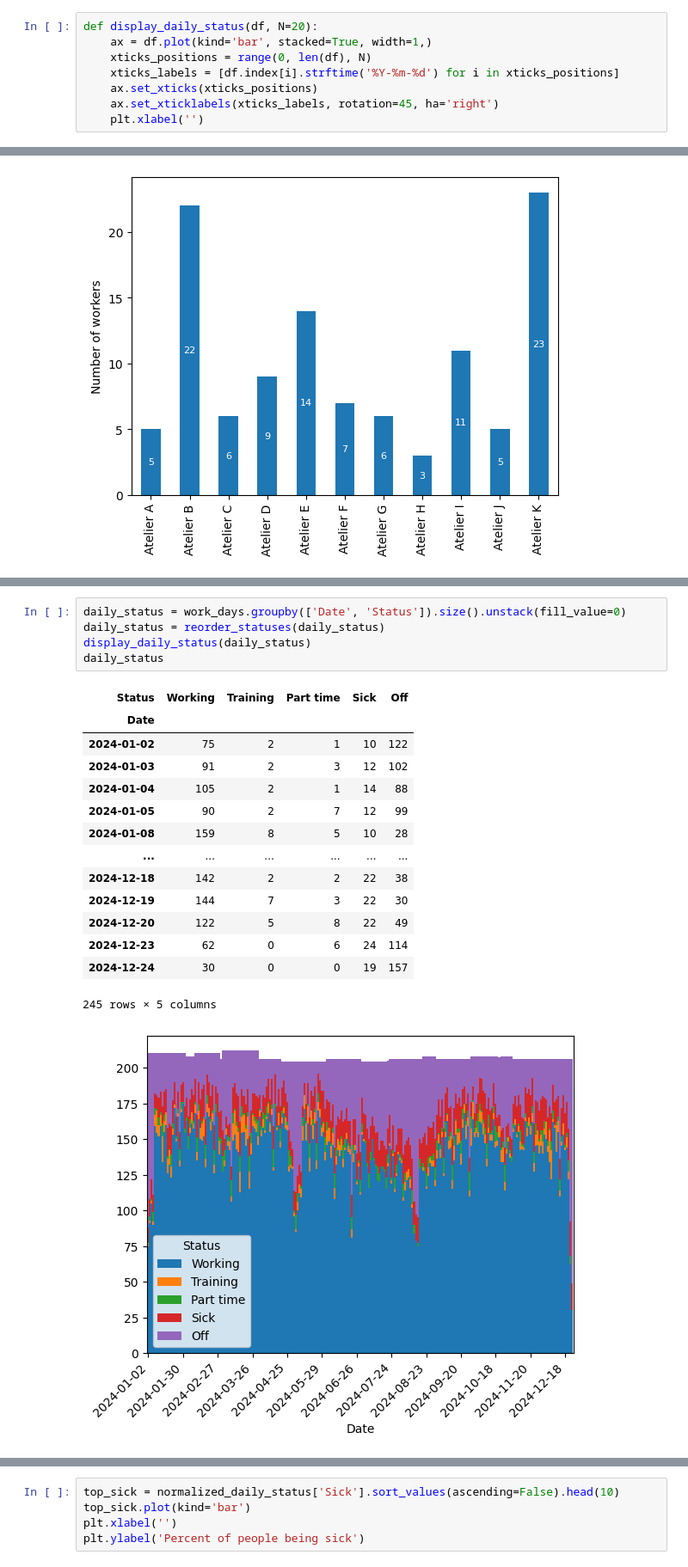
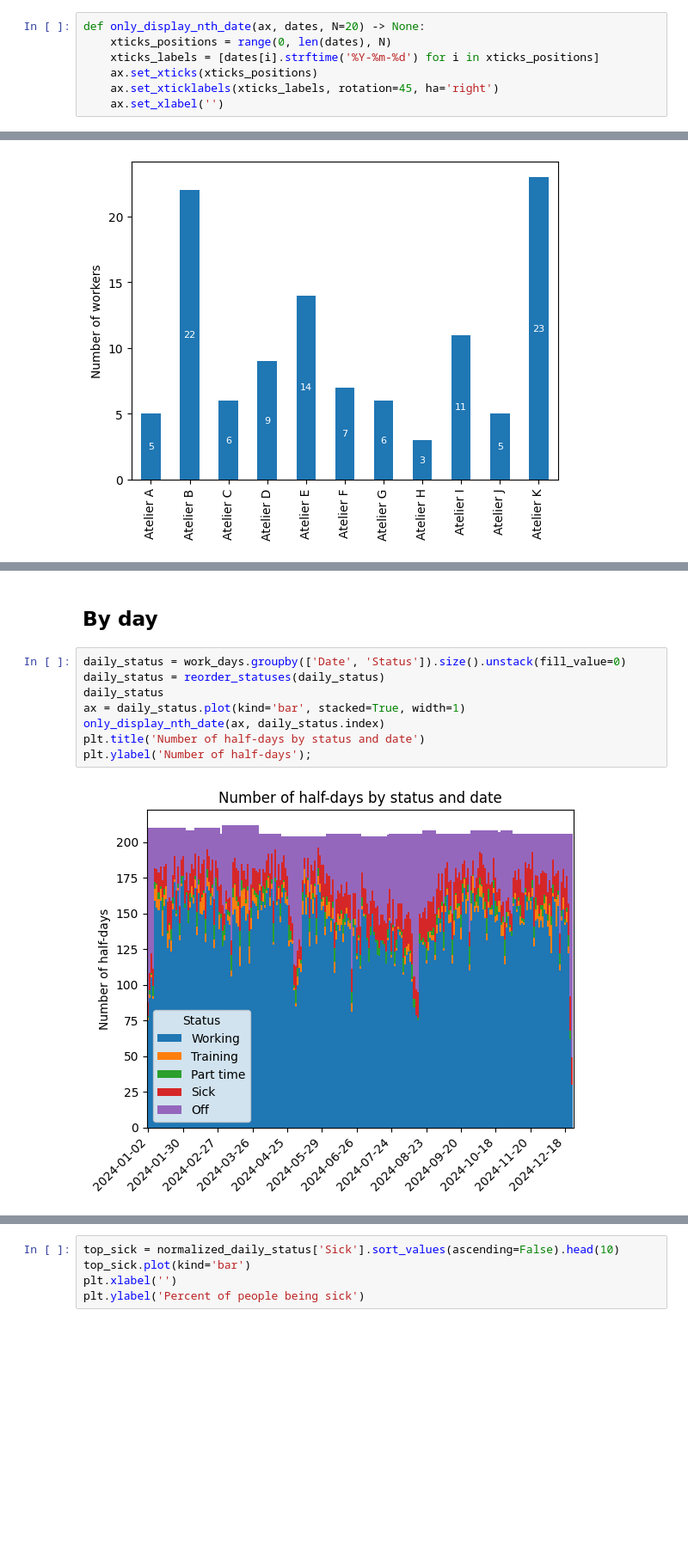
Before and after one commit to Fnor-BE/on-duty-2024, a Jupyter notebook: on-duty.ipynb, the cells around one changed output, grey strips where cells are left out. Shown at 86% size. Cells and saved outputs as stored; diff of their text form; blank space fills up the shorter version.

Commit message:
Made daily, weekly and monthly graphs

```diff
--- a/on-duty.ipynb
+++ b/on-duty.ipynb
@@ -36,13 +36,12 @@ def reorder_statuses(df):
     reordered_columns = ['Working', 'Training', 'Part time', 'Sick', 'Off']
     return df[reordered_columns]
 # %%
-def display_daily_status(df, N=20):
-    ax = df.plot(kind='bar', stacked=True, width=1,)
-    xticks_positions = range(0, len(df), N)
-    xticks_labels = [df.index[i].strftime('%Y-%m-%d') for i in xticks_positions]
+def only_display_nth_date(ax, dates, N=20) -> None:
+    xticks_positions = range(0, len(dates), N)
+    xticks_labels = [dates[i].strftime('%Y-%m-%d') for i in xticks_positions]
     ax.set_xticks(xticks_positions)
     ax.set_xticklabels(xticks_labels, rotation=45, ha='right')
-    plt.xlabel('')
+    ax.set_xlabel('')
 # %% [markdown]
 # Dimdate generation
 # %%
@@ -157,21 +214,12 @@ Text(0, 0.5, 'Number of workers')
+# %% [markdown]
+## By day
 # %%
 daily_status = work_days.groupby(['Date', 'Status']).size().unstack(fill_value=0)
 daily_status = reorder_statuses(daily_status)
-display_daily_status(daily_status)
 daily_status
+ax = daily_status.plot(kind='bar', stacked=True, width=1)
+only_display_nth_date(ax, daily_status.index)
+plt.title('Number of half-days by status and date')
+plt.ylabel('Number of half-days');
 # %% [output]
-| Status | Working | Training | Part time | Sick | Off |
-| Date |  |  |  |  |  |
-| 2024-01-02 | 75 | 2 | 1 | 10 | 122 |
-| 2024-01-03 | 91 | 2 | 3 | 12 | 102 |
-| 2024-01-04 | 105 | 2 | 1 | 14 | 88 |
-| 2024-01-05 | 90 | 2 | 7 | 12 | 99 |
-| 2024-01-08 | 159 | 8 | 5 | 10 | 28 |
-| ... | ... | ... | ... | ... | ... |
-| 2024-12-18 | 142 | 2 | 2 | 22 | 38 |
-| 2024-12-19 | 144 | 7 | 3 | 22 | 30 |
-| 2024-12-20 | 122 | 5 | 8 | 22 | 49 |
-| 2024-12-23 | 62 | 0 | 6 | 24 | 114 |
-| 2024-12-24 | 30 | 0 | 0 | 19 | 157 |
-245 rows × 5 columns
-[figure, old version]
+[figure, new version]
```
Also changed, not shown: parts of 23 cells of this notebook.
